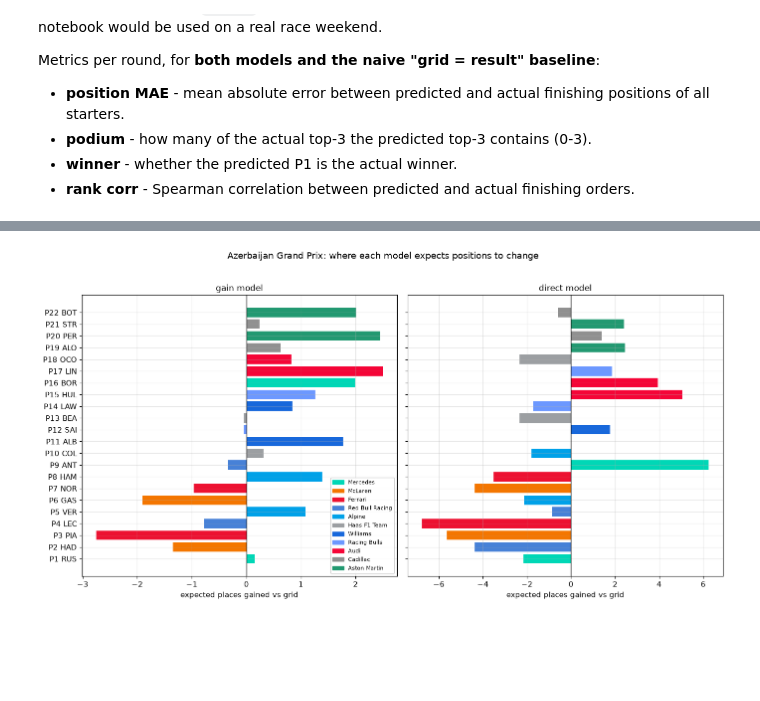
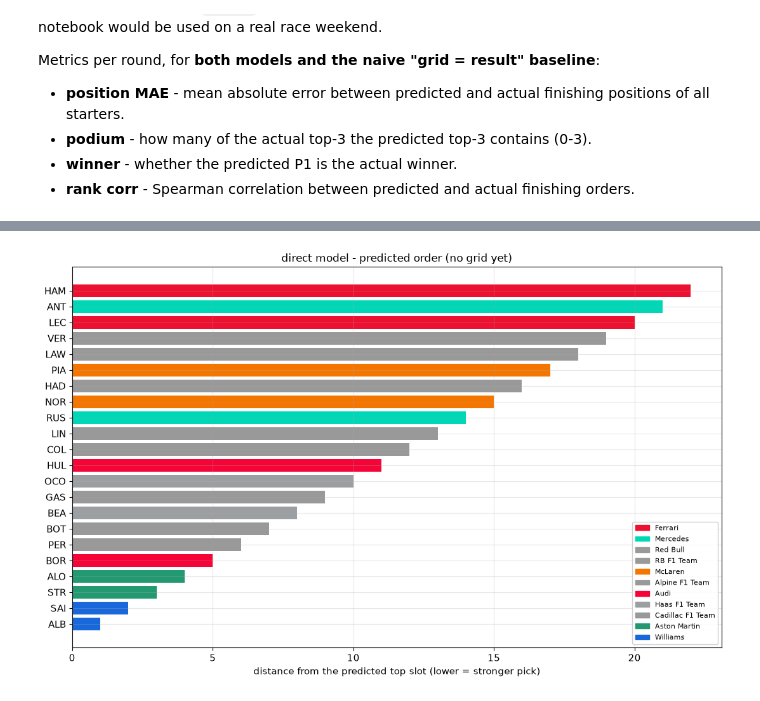
Before and after one commit to scgon/Formula1RaceAndGridPredictor, a Jupyter notebook: notebooks/race_predictions.ipynb, the cells around one changed output, grey strips where cells are left out. Saved outputs shown, nothing was run; the diff lists cells and outputs as text; code cells hidden in the pictures; blank space fills up the shorter version.

```diff
--- a/notebooks/race_predictions.ipynb
+++ b/notebooks/race_predictions.ipynb
@@ -637,19 +797,23 @@ Metrics per round, for **both models and the naive "grid = result" baseline**:
 - **winner** - whether the predicted P1 is the actual winner.
 - **rank corr** - Spearman correlation between predicted and actual finishing orders.
 # %%
-def run_backtest(features, min_train_rounds=MIN_TRAIN_ROUNDS):
+def run_backtest(features, min_train_rounds=MIN_TRAIN_ROUNDS, profile="fast"):
     rounds = sorted(features["round"].unique())
+    tune_note = " (tuning hyperparameters)" if profile == "optimized" else ""
     records = []
     for r in rounds:
         if sum(1 for x in rounds if x < r) < min_train_rounds:
             continue
+        event = str(features.loc[features["round"] == r, "event"].iloc[0])
         try:
-            gain_model, _ = train_model(features, r, "gain")
-            direct_model, _ = train_model(features, r, "direct")
+            print(f"backtest round {r:>2}  {event}: training gain model{tune_note}...")
+            gain_model, _, gain_used, _ = train_model(features, r, "gain", profile)
+            print(f"backtest round {r:>2}  {event}: training direct model{tune_note}...")
+            direct_model, _, direct_used, _ = train_model(features, r, "direct", profile)
         except ValueError:
             continue
-        gain = predict_round(gain_model, features, r, "gain")
-        direct = predict_round(direct_model, features, r, "direct")
+        gain = predict_round(gain_model, features, r, "gain", gain_used)
+        direct = predict_round(direct_model, features, r, "direct", direct_used)
         gain_scored = gain[gain["finish"].notna()]
         direct_scored = direct[direct["finish"].notna()]
         winner_row = features.loc[(features["round"] == r) & (features["finish"] == 1), "driver"]
@@ -659,7 +823,7 @@ def run_backtest(features, min_train_rounds=MIN_TRAIN_ROUNDS):
         actual_top3 = set(features.loc[(features["round"] == r) & (features["finish"] <= 3), "driver"])
         records.append({
             "round": r,
-            "event": str(features.loc[features["round"] == r, "event"].iloc[0]),
+            "event": event,
             "gain_mae": float((gain_scored["pred_pos"] - gain_scored["finish"]).abs().mean()),
             "direct_mae": float((direct_scored["pred_pos"] - direct_scored["finish"]).abs().mean()),
             "grid_mae": float((gain_scored["grid"].rank(method="first") - gain_scored["finish"]).abs().mean()),
@@ -674,7 +838,7 @@ def run_backtest(features, min_train_rounds=MIN_TRAIN_ROUNDS):
         })
     return pd.DataFrame(records)
 # %%
-bt = run_backtest(features)
+bt = run_backtest(features, profile=MODEL_PROFILE)
 display(bt.round(2))
 print()
 n = len(bt)
@@ -832,23 +1072,38 @@ actual podium                   : RUS VER HAD
 # %%
 from matplotlib.patches import Patch
 
-fig, axes = plt.subplots(1, 2, figsize=(14, 7), sharey=True)
-for ax, pred, name in ((axes[0], gain, "gain model"), (axes[1], direct, "direct model")):
-    ordered = pred.sort_values("pred_pos")
+if mode == "prequali":
+    # no grid yet, so there is nothing to anchor the gain chart to -
+    # show the direct model's predicted order instead
+    ordered = direct.sort_values("pred_pos")
     y = np.arange(len(ordered))
     colors = [TEAM_COLORS.get(t, "#999999") for t in ordered["team"]]
-    ax.barh(y, ordered["grid"] - ordered["pred_finish"], color=colors)
-    ax.set_yticks(y, [f"P{p} {d}" for p, d in zip(ordered["pred_pos"], ordered["driver"])])
+    fig, ax = plt.subplots(figsize=(11, 7))
+    ax.barh(y, ordered["pred_pos"].max() + 1 - ordered["pred_pos"], color=colors)
+    ax.set_yticks(y, ordered["driver"])
     ax.invert_yaxis()
-    ax.axvline(0, c="black", lw=1)
-    ax.set(xlabel="expected places gained vs grid", title=name)
-handles = [Patch(color=TEAM_COLORS.get(t, "#999999"), label=t) for t in gain["team"].unique()]
-axes[0].legend(handles=handles, loc="lower right", fontsize=8, framealpha=0.9)
-fig.suptitle(f"{event_name}: where each model expects positions to change", y=1.02)
+    ax.set(xlabel="distance from the predicted top slot (lower = stronger pick)",
+           title="direct model - predicted order (no grid yet)")
+    handles = [Patch(color=TEAM_COLORS.get(t, "#999999"), label=t) for t in ordered["team"].unique()]
+    ax.legend(handles=handles, loc="lower right", fontsize=8, framealpha=0.9)
+else:
+    fig, axes = plt.subplots(1, 2, figsize=(14, 7), sharey=True)
+    for ax, pred, name in ((axes[0], gain, "gain model"), (axes[1], direct, "direct model")):
+        ordered = pred.sort_values("pred_pos")
+        y = np.arange(len(ordered))
+        colors = [TEAM_COLORS.get(t, "#999999") for t in ordered["team"]]
+        ax.barh(y, ordered["grid"] - ordered["pred_finish"], color=colors)
+        ax.set_yticks(y, [f"P{p} {d}" for p, d in zip(ordered["pred_pos"], ordered["driver"])])
+        ax.invert_yaxis()
+        ax.axvline(0, c="black", lw=1)
+        ax.set(xlabel="expected places gained vs grid", title=name)
+    handles = [Patch(color=TEAM_COLORS.get(t, "#999999"), label=t) for t in gain["team"].unique()]
+    axes[0].legend(handles=handles, loc="lower right", fontsize=8, framealpha=0.9)
+    fig.suptitle(f"{event_name}: where each model expects positions to change", y=1.02)
 fig.tight_layout()
 plt.show()
 # %% [output]
-[figure, old version]
+[figure, new version]
 # %%
 if mode == "post":
     fig, axes = plt.subplots(1, 2, figsize=(13, 6.5), sharex=True, sharey=True)
```
Also changed, not shown: parts of 21 cells of this notebook, 30 other files.
